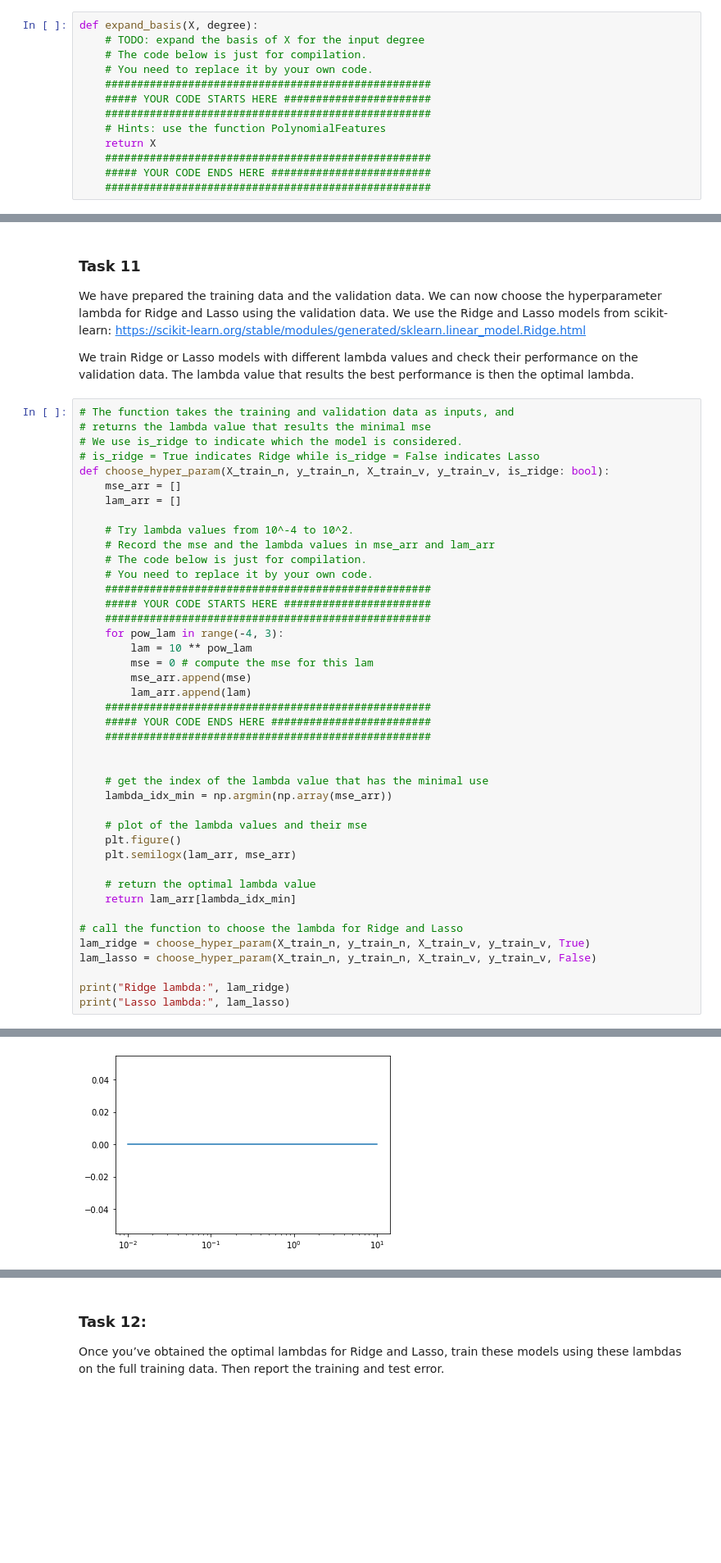
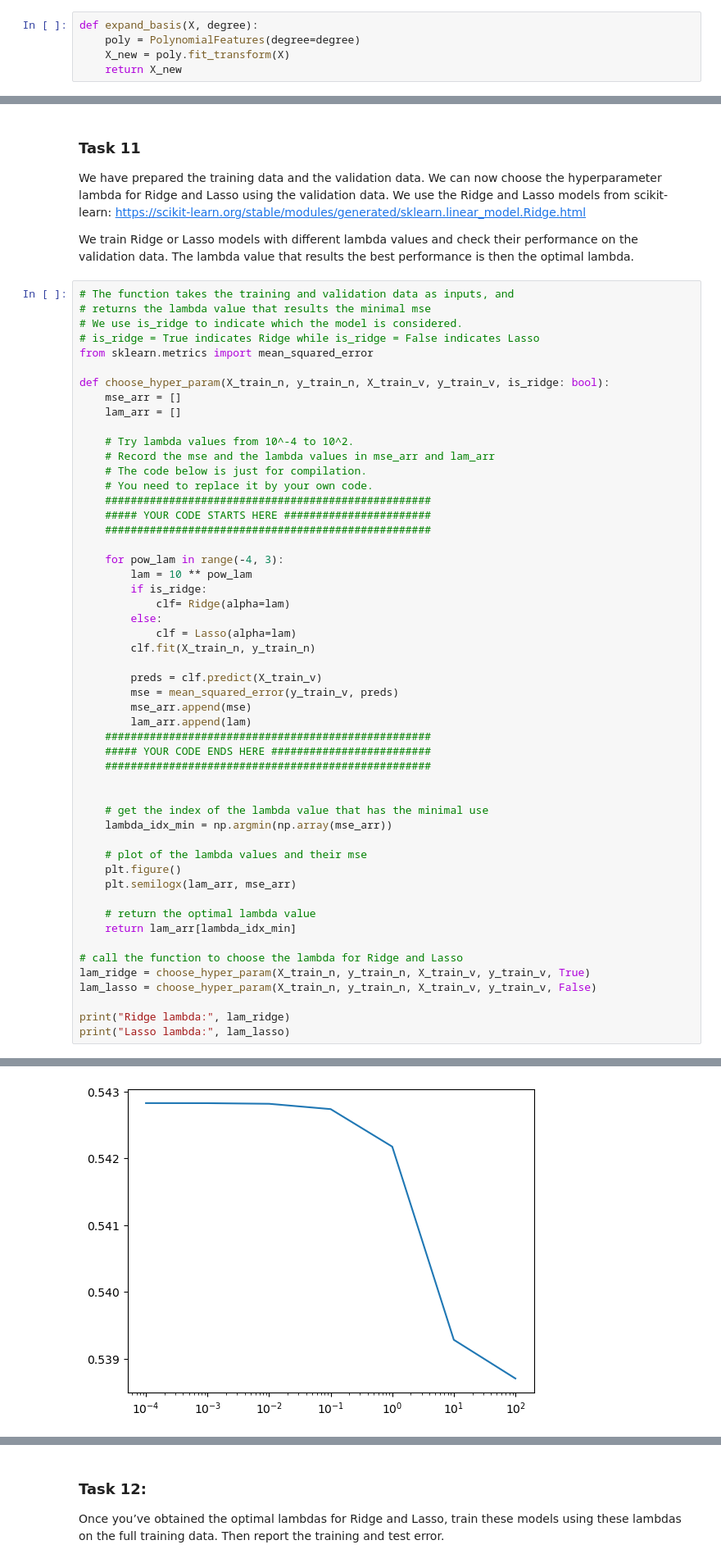
Before and after one commit to JorgeOrtizV/foundationsDataScience_practicals, a Jupyter notebook: Practical1/Practical1_skeleton.ipynb, the cells around one changed output, grey strips where cells are left out. Shown at 82% size. Saved outputs shown, nothing was run; the diff lists cells and outputs as text; blank space fills up the shorter version.

```diff
--- a/Practical1/Practical1_skeleton.ipynb
+++ b/Practical1/Practical1_skeleton.ipynb
@@ -378,19 +378,11 @@ from sklearn.linear_model import Ridge, Lasso
 Let's implement the function for expanding the basis of the dataset.
 
 Hints: use `PolynomialFeatures`
-# %%
-def expand_basis(X, degree):
-    # TODO: expand the basis of X for the input degree
-    # The code below is just for compilation.
-    # You need to replace it by your own code.
-    ###################################################
-    ##### YOUR CODE STARTS HERE #######################
-    ###################################################
-    # Hints: use the function PolynomialFeatures
-    return X
-    ###################################################
-    ##### YOUR CODE ENDS HERE #########################
-    ###################################################
+# %%
+def expand_basis(X, degree):
+    poly = PolynomialFeatures(degree=degree)
+    X_new = poly.fit_transform(X)
+    return X_new
 # %% [markdown]
 ### **Task 10**
 We need to expand and standardize the the data,
@@ -465,6 +454,8 @@ The lambda value that results the best performance is then the optimal lambda.
 # returns the lambda value that results the minimal mse
 # We use is_ridge to indicate which the model is considered.
 # is_ridge = True indicates Ridge while is_ridge = False indicates Lasso
+from sklearn.metrics import mean_squared_error
+
 def choose_hyper_param(X_train_n, y_train_n, X_train_v, y_train_v, is_ridge: bool):
     mse_arr = []
     lam_arr = []
@@ -476,9 +467,17 @@ def choose_hyper_param(X_train_n, y_train_n, X_train_v, y_train_v, is_ridge: boo
     ###################################################
     ##### YOUR CODE STARTS HERE #######################
     ###################################################
+
     for pow_lam in range(-4, 3):
         lam = 10 ** pow_lam
-        mse = 0 # compute the mse for this lam
+        if is_ridge:
+            clf= Ridge(alpha=lam)
+        else:
+            clf = Lasso(alpha=lam)
+        clf.fit(X_train_n, y_train_n)
+
+        preds = clf.predict(X_train_v)
+        mse = mean_squared_error(y_train_v, preds)
         mse_arr.append(mse)
         lam_arr.append(lam)
     ###################################################
@@ -508 +507 @@ Lasso lambda: 0.01
-[figure, old version]
+[figure, new version]
```
Also changed, not shown: parts of 3 cells of this notebook.
